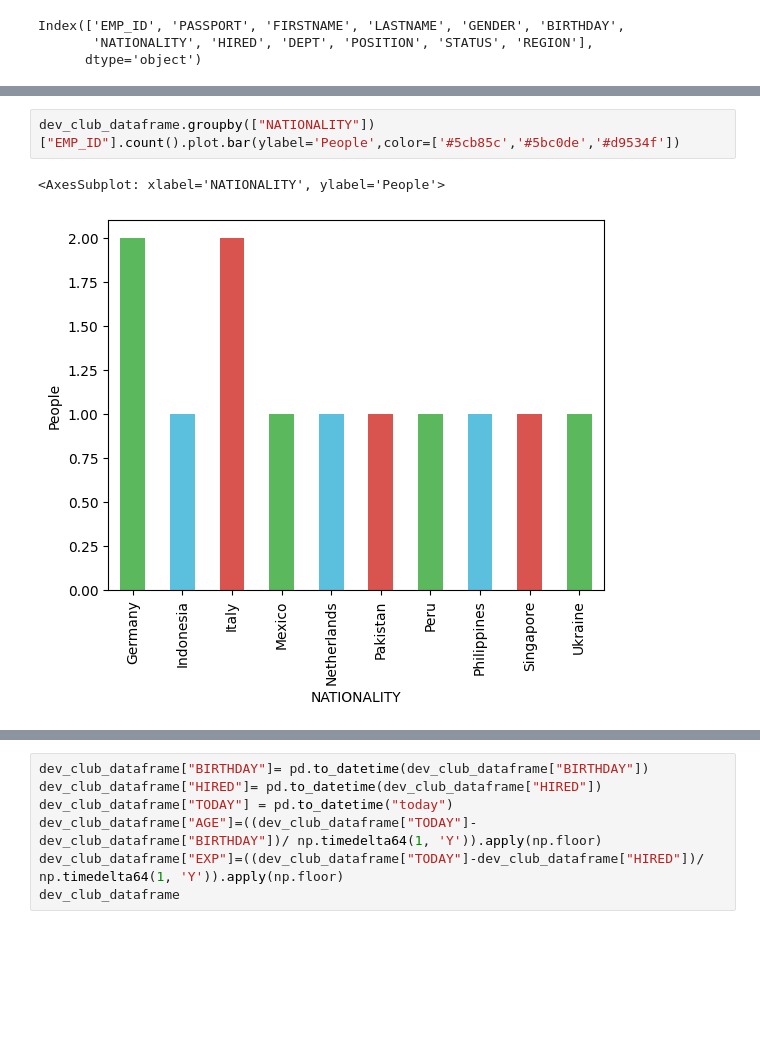
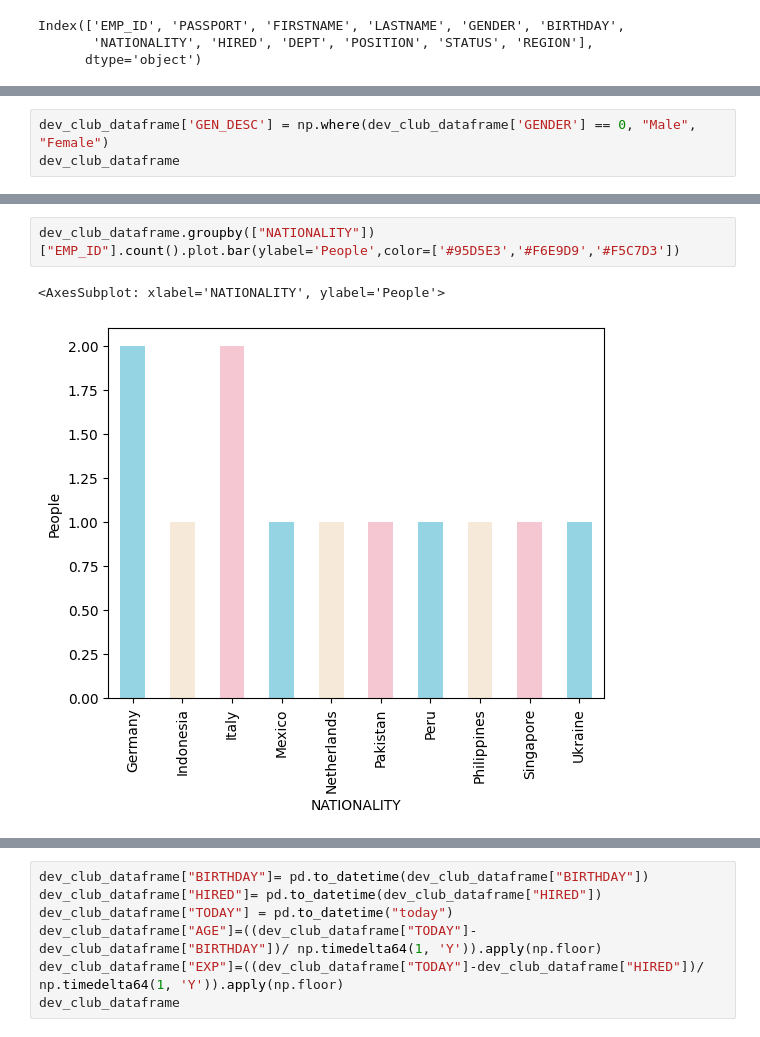
Before and after one commit to devmountaintechfest/hackathon-season2, a Jupyter notebook: src/visualize.ipynb, the cells around one changed output, grey strips where cells are left out. Cells and saved outputs as stored; diff of their text form; blank space fills up the shorter version.

```diff
--- a/src/visualize.ipynb
+++ b/src/visualize.ipynb
@@ -27,3 +27,6 @@ dev_club_dataframe
 | 9 | 80 | EUC74ENE9ZK | Ryan | Rush | 0 | 13-06-1998 | Italy | 31-07-2019 | Aircraft Maintenance | Pilot | ... |
 | 10 | 95 | OUP31WOE2IE | Dara | Wilcox | 1 | 29-06-1996 | Singapore | 18-05-2011 | Flight Attendance | Airhostess | ... |
 | 11 | 97 | SUF73DKV4QE | Dante | Hart | 0 | 21-12-1999 | Peru | 22-02-2016 | Pilot | Pilot | ... |
+# %%
+dev_club_dataframe['GEN_DESC'] = np.where(dev_club_dataframe['GENDER'] == 0, "Male", "Female")
+dev_club_dataframe
@@ -35,5 +74,5 @@ dev_club_dataframe.groupby(["REGION"])["FIRSTNAME"].count().plot.pie(ylabel='Peo
 # %%
-dev_club_dataframe.groupby(["NATIONALITY"])["EMP_ID"].count().plot.bar(ylabel='People',color=['#5cb85c','#5bc0de','#d9534f'])
+dev_club_dataframe.groupby(["NATIONALITY"])["EMP_ID"].count().plot.bar(ylabel='People',color=['#95D5E3','#F6E9D9','#F5C7D3'])
 # %% [output]
 <AxesSubplot: xlabel='NATIONALITY', ylabel='People'>
-[figure, old version]
+[figure, new version]
```
Also changed, not shown: parts of 8 cells of this notebook, 2 other files.
